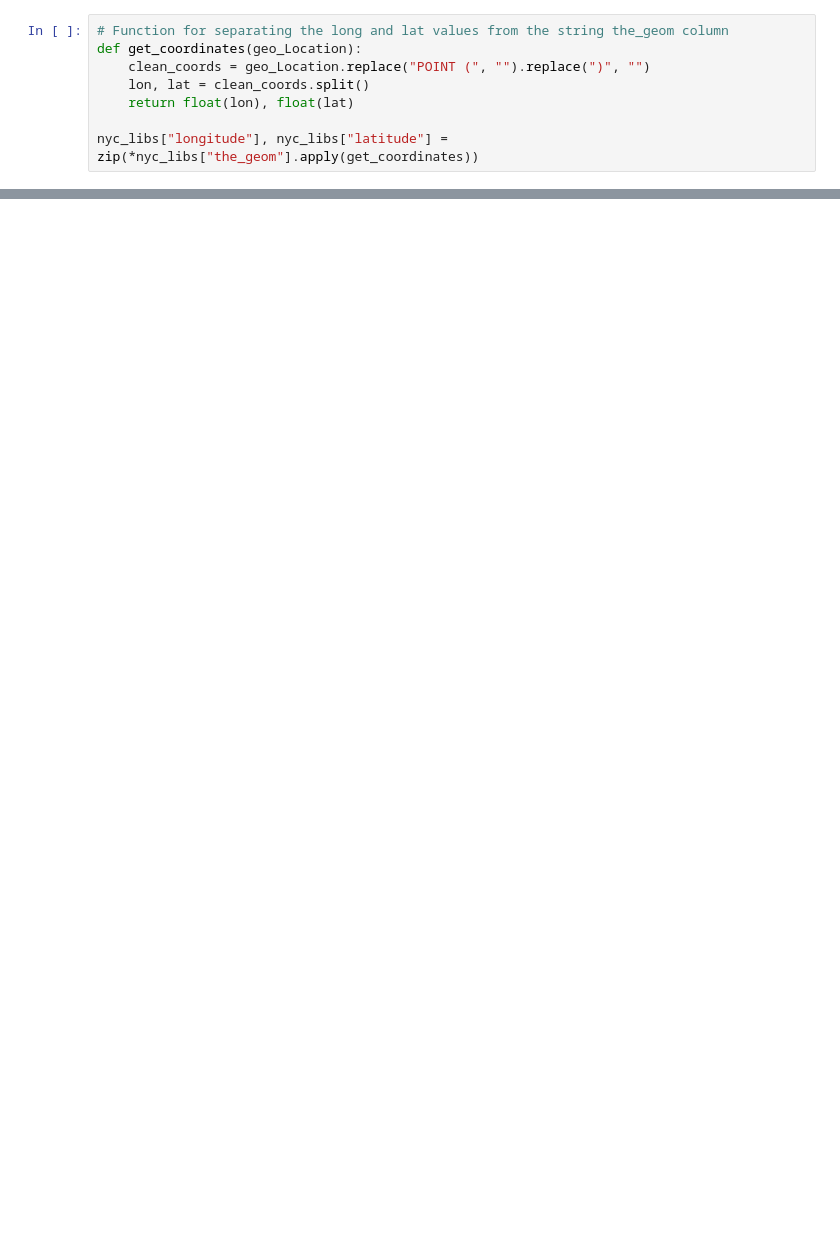
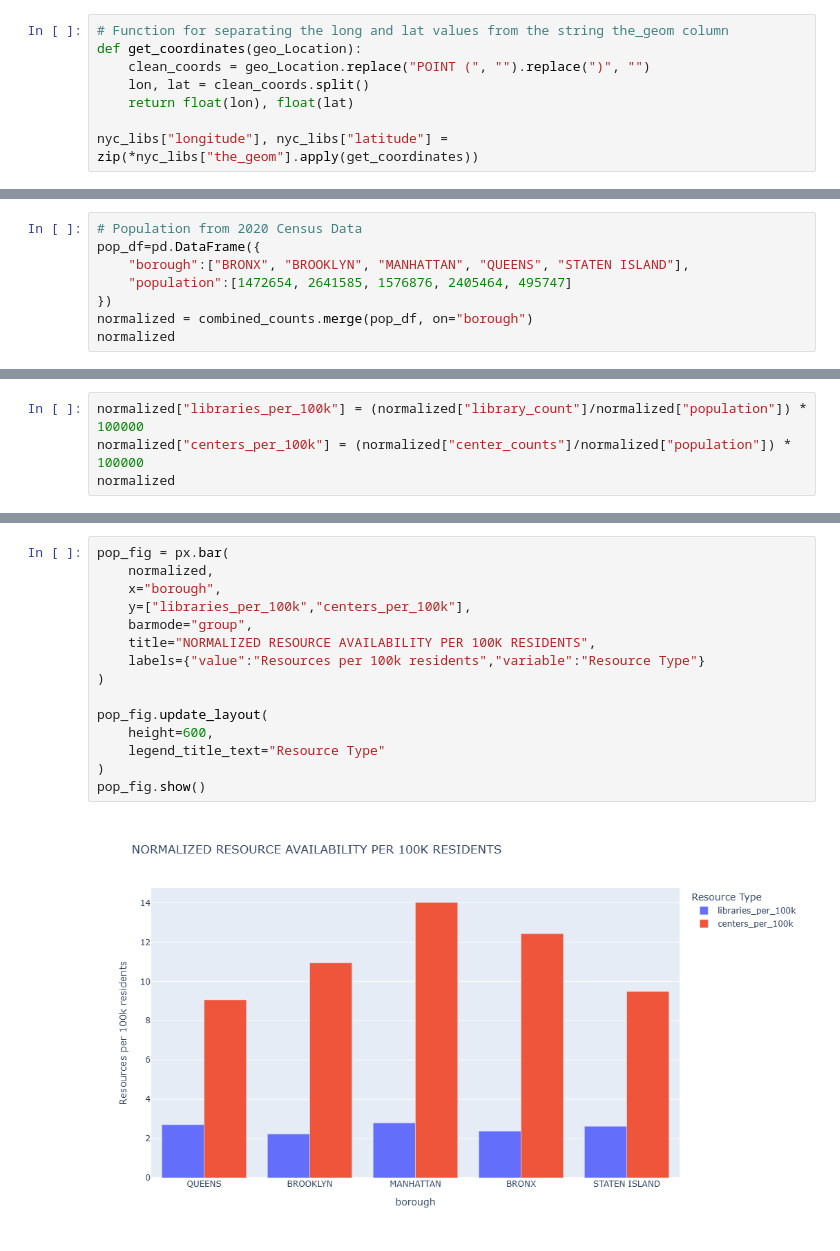
Before and after one commit to YasmineRaef/NYC_OpenSource_Literacy_rates, a Jupyter notebook: Literacy_rates.ipynb, the cells around one changed output, grey strips where cells are left out. Saved outputs shown, nothing was run; the diff lists cells and outputs as text; blank space fills up the shorter version.

```diff
--- a/Literacy_rates.ipynb
+++ b/Literacy_rates.ipynb
@@ -614,0 +657,8 @@ fig.write_html("Libraries_and_Computers.html")
+# %%
+# Population from 2020 Census Data
+pop_df=pd.DataFrame({
+    "borough":["BRONX", "BROOKLYN", "MANHATTAN", "QUEENS", "STATEN ISLAND"],
+    "population":[1472654, 2641585, 1576876, 2405464, 495747]
+})
+normalized = combined_counts.merge(pop_df, on="borough")
+normalized
@@ -614,0 +672,4 @@ fig.write_html("Libraries_and_Computers.html")
+# %%
+normalized["libraries_per_100k"] = (normalized["library_count"]/normalized["population"]) * 100000
+normalized["centers_per_100k"] = (normalized["center_counts"]/normalized["population"]) * 100000
+normalized
@@ -614,0 +683,17 @@ fig.write_html("Libraries_and_Computers.html")
+# %%
+pop_fig = px.bar(
+    normalized,
+    x="borough",
+    y=["libraries_per_100k","centers_per_100k"],
+    barmode="group",
+    title="NORMALIZED RESOURCE AVAILABILITY PER 100K RESIDENTS",
+    labels={"value":"Resources per 100k residents","variable":"Resource Type"}
+)
+
+pop_fig.update_layout(
+    height=600,
+    legend_title_text="Resource Type"
+)
+pop_fig.show()
+# %% [output]
+[figure, added]
```
Also changed, not shown: parts of 23 cells of this notebook, 5 other files.
